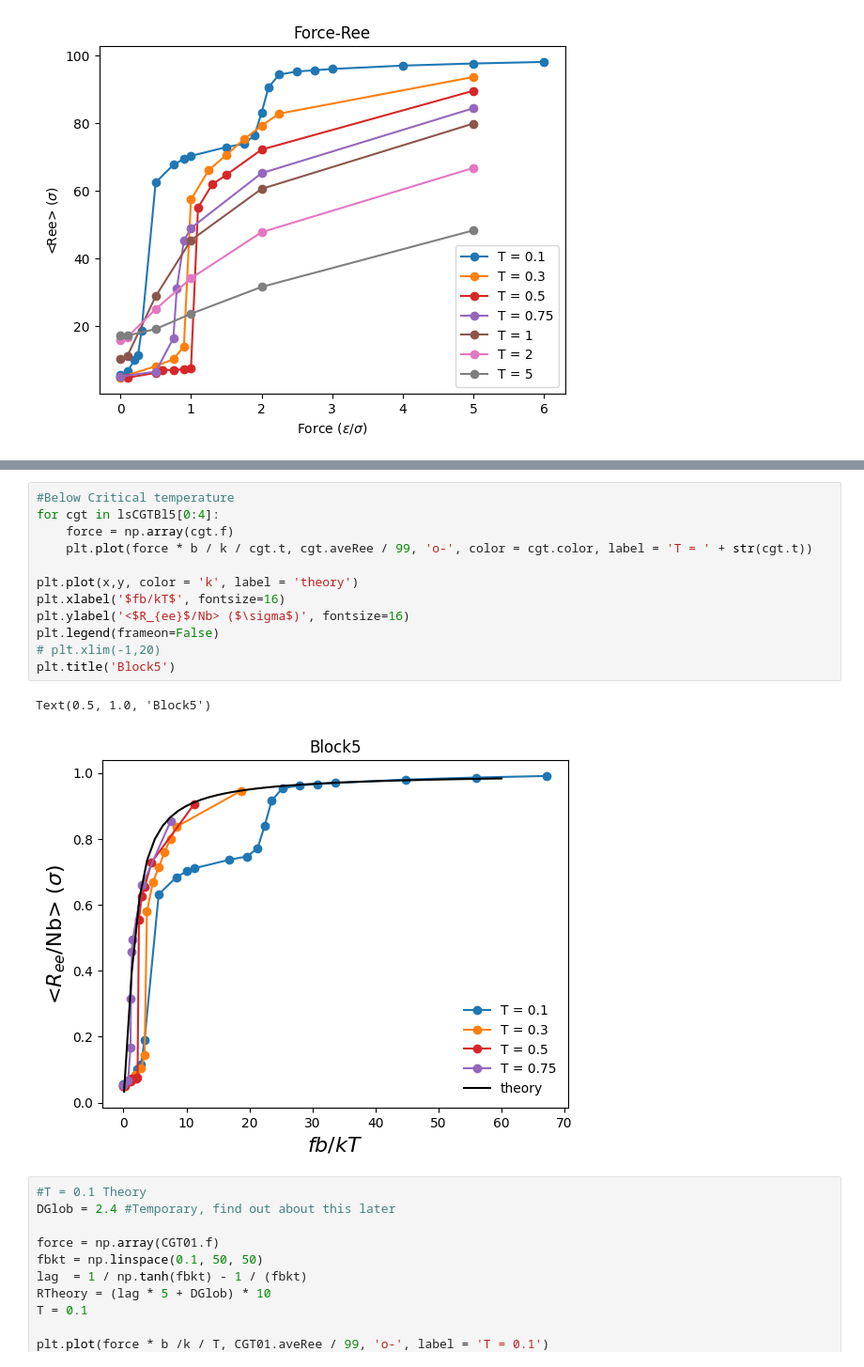
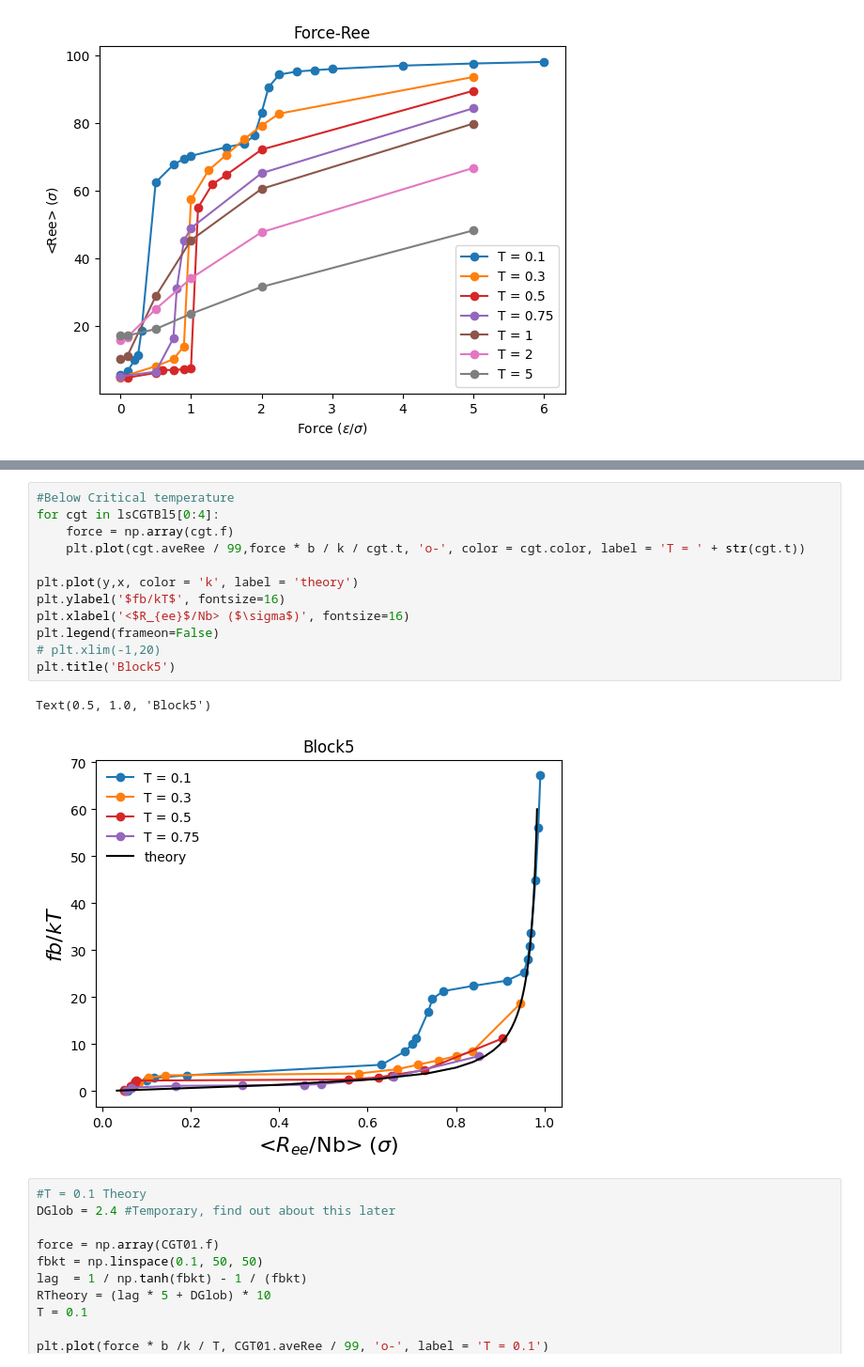
Before and after one commit to VagrantHyp/Code, a Jupyter notebook: Block5.ipynb, the cells around one changed output, grey strips where cells are left out. Shown at 94% size. Drawn from its saved outputs; the diff is of its cells as text.

Commit message:
Better probability distribution plot

```diff
--- a/Block5.ipynb
+++ b/Block5.ipynb
@@ -141,18 +140,18 @@ Text(0.5, 1.0, 'f/T vs. Ree for blocksize = 5')
 # %%
 #Below Critical temperature
 for cgt in lsCGTBl5[0:4]:
     force = np.array(cgt.f)
-    plt.plot(force * b / k / cgt.t, cgt.aveRee / 99, 'o-', color = cgt.color, label = 'T = ' + str(cgt.t))
+    plt.plot(cgt.aveRee / 99,force * b / k / cgt.t, 'o-', color = cgt.color, label = 'T = ' + str(cgt.t))
 
-plt.plot(x,y, color = 'k', label = 'theory')
-plt.xlabel('$fb/kT$', fontsize=16)
-plt.ylabel('<$R_{ee}$/Nb> ($\sigma$)', fontsize=16)
+plt.plot(y,x, color = 'k', label = 'theory')
+plt.ylabel('$fb/kT$', fontsize=16)
+plt.xlabel('<$R_{ee}$/Nb> ($\sigma$)', fontsize=16)
 plt.legend(frameon=False)
 # plt.xlim(-1,20)
 plt.title('Block5')
 # %% [output]
 Text(0.5, 1.0, 'Block5')
-[figure, old version]
+[figure, new version]
 # %%
 #T = 0.1 Theory
 DGlob = 2.4 #Temporary, find out about this later
```
Also changed, not shown: parts of 1 cell of this notebook, 2 other files.
